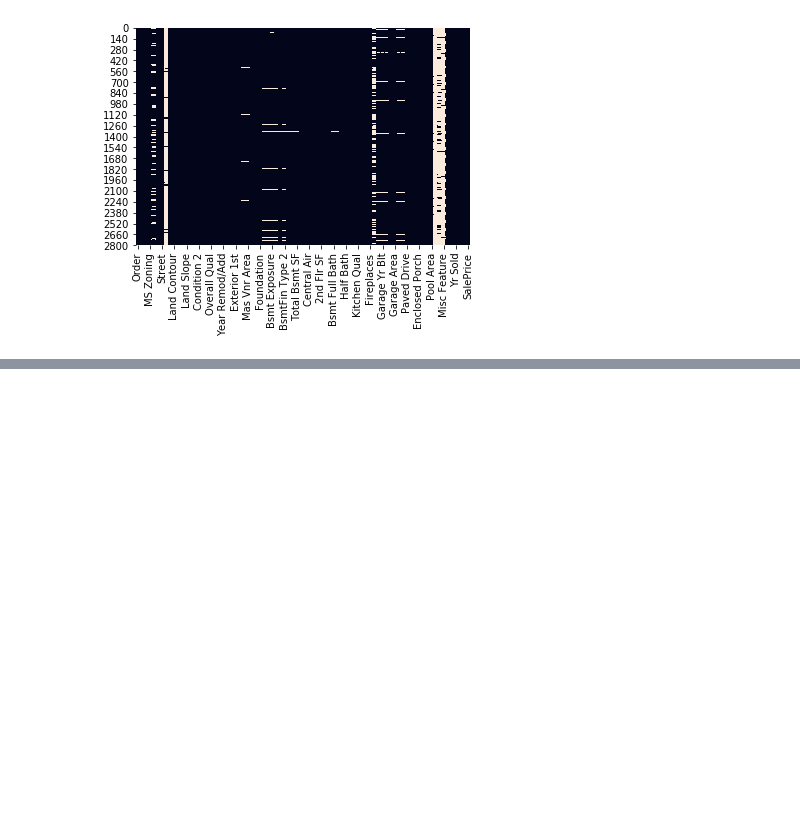
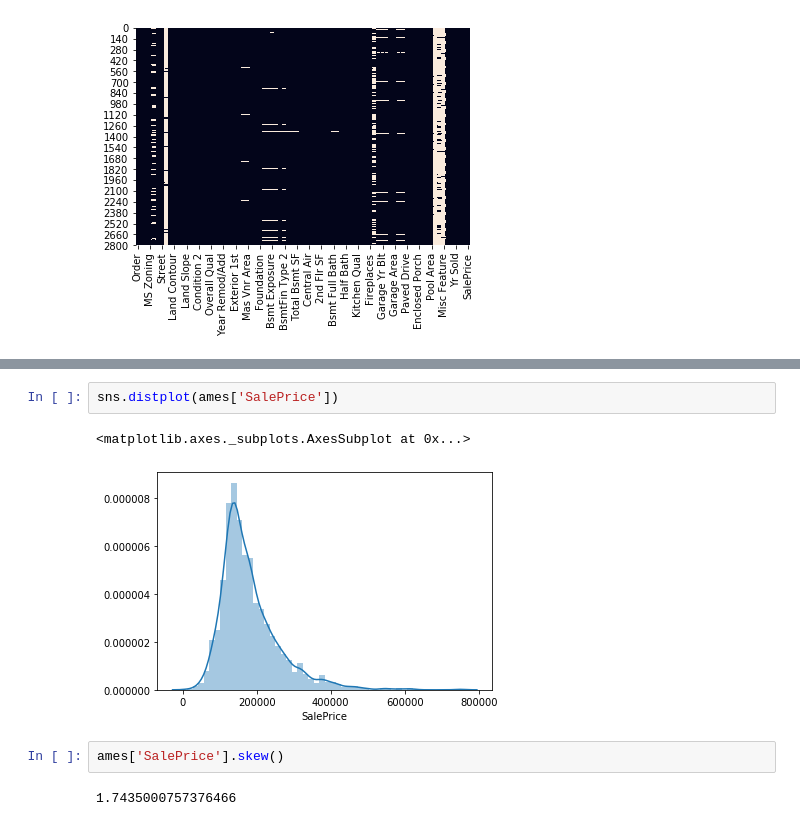
Before and after one commit to kolibrie-eric/JADS, a Jupyter notebook: Ames housing/ames-housing.ipynb, the cells around one changed output, grey strips where cells are left out. Saved outputs shown, nothing was run; the diff lists cells and outputs as text; blank space fills up the shorter version.

Commit message:
update with histogram of y variable

```diff
--- a/Ames housing/ames-housing.ipynb
+++ b/Ames housing/ames-housing.ipynb
@@ -50,0 +98,9 @@ sns.heatmap(ames.isnull(), cbar=False)
+# %%
+sns.distplot(ames['SalePrice'])
+# %% [output]
+<matplotlib.axes._subplots.AxesSubplot at 0x...>
+[figure, added]
+# %%
+ames['SalePrice'].skew()
+# %% [output]
+1.7435000757376466
```
Also changed, not shown: parts of 9 cells of this notebook.
